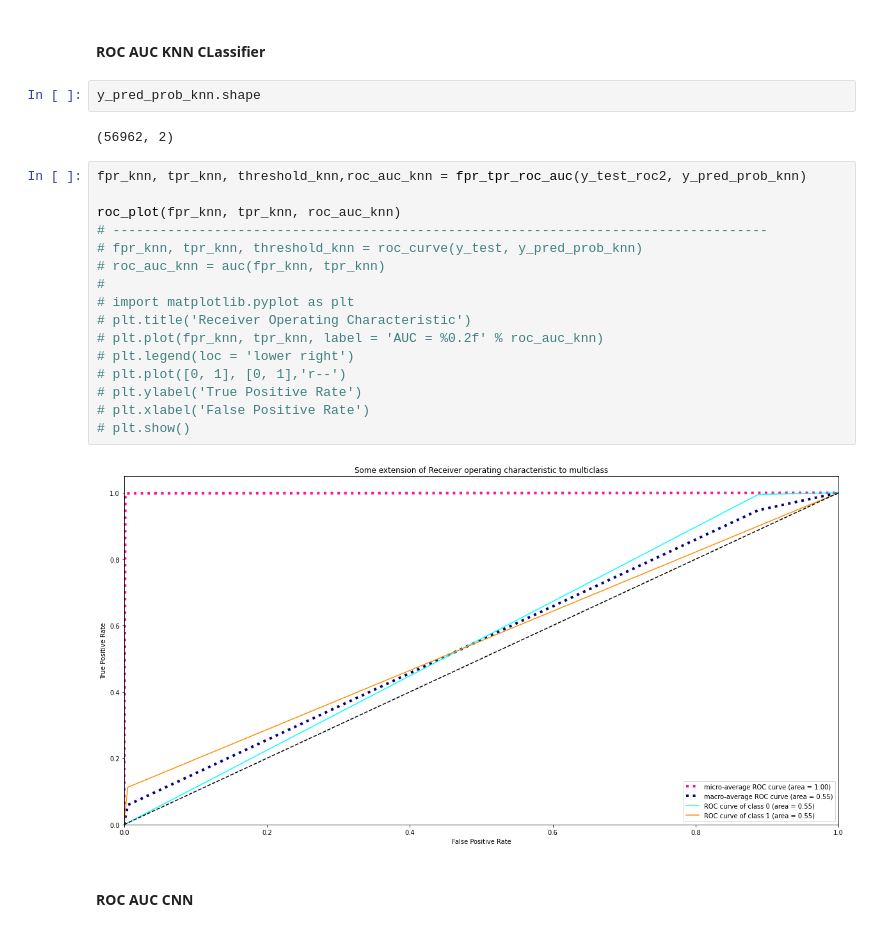
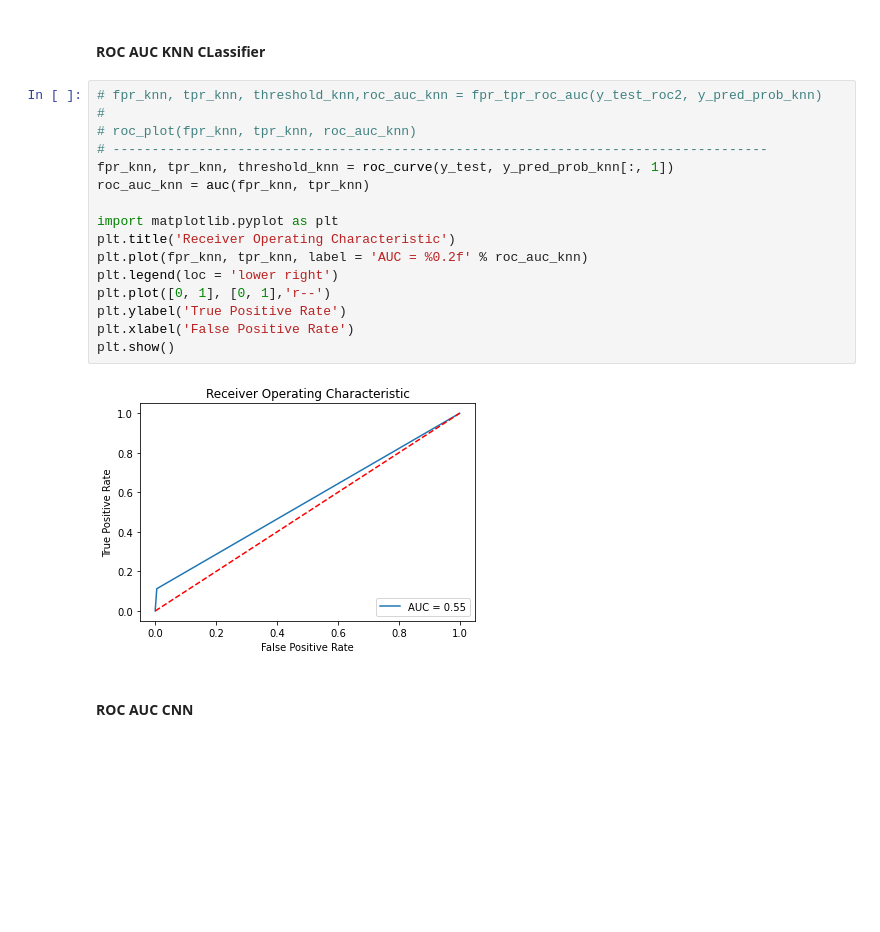
Before and after one commit to ppaszko/um_project, a Jupyter notebook: um_draft.ipynb, the cells around one changed output. Cells and saved outputs as stored; diff of their text form; blank space fills up the shorter version.

```diff
--- a/um_draft.ipynb
+++ b/um_draft.ipynb
@@ -1054,28 +1042,24 @@ plt.show()
 [figure]
 # %% [markdown]
 #### ROC AUC KNN CLassifier
-# %%
-y_pred_prob_knn.shape
-# %% [output]
-(56962, 2)
 # %%
-fpr_knn, tpr_knn, threshold_knn,roc_auc_knn = fpr_tpr_roc_auc(y_test_roc2, y_pred_prob_knn)
+# fpr_knn, tpr_knn, threshold_knn,roc_auc_knn = fpr_tpr_roc_auc(y_test_roc2, y_pred_prob_knn)
+#
+# roc_plot(fpr_knn, tpr_knn, roc_auc_knn)
+# ------------------------------------------------------------------------------------
+fpr_knn, tpr_knn, threshold_knn = roc_curve(y_test, y_pred_prob_knn[:, 1])
+roc_auc_knn = auc(fpr_knn, tpr_knn)
 
-roc_plot(fpr_knn, tpr_knn, roc_auc_knn)
-# ------------------------------------------------------------------------------------
-# fpr_knn, tpr_knn, threshold_knn = roc_curve(y_test, y_pred_prob_knn)
-# roc_auc_knn = auc(fpr_knn, tpr_knn)
-#
-# import matplotlib.pyplot as plt
-# plt.title('Receiver Operating Characteristic')
-# plt.plot(fpr_knn, tpr_knn, label = 'AUC = %0.2f' % roc_auc_knn)
-# plt.legend(loc = 'lower right')
-# plt.plot([0, 1], [0, 1],'r--')
-# plt.ylabel('True Positive Rate')
-# plt.xlabel('False Positive Rate')
-# plt.show()
+import matplotlib.pyplot as plt
+plt.title('Receiver Operating Characteristic')
+plt.plot(fpr_knn, tpr_knn, label = 'AUC = %0.2f' % roc_auc_knn)
+plt.legend(loc = 'lower right')
+plt.plot([0, 1], [0, 1],'r--')
+plt.ylabel('True Positive Rate')
+plt.xlabel('False Positive Rate')
+plt.show()
 # %% [output]
-[figure, old version]
+[figure, new version]
 # %% [markdown]
 #### ROC AUC CNN
 # %%
```
Also changed, not shown: parts of 6 cells of this notebook.
